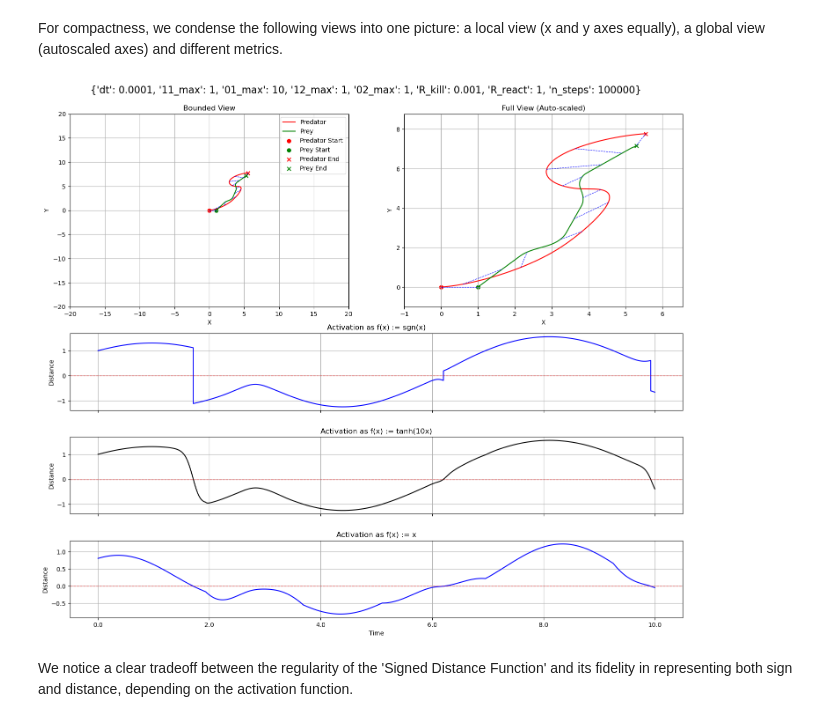
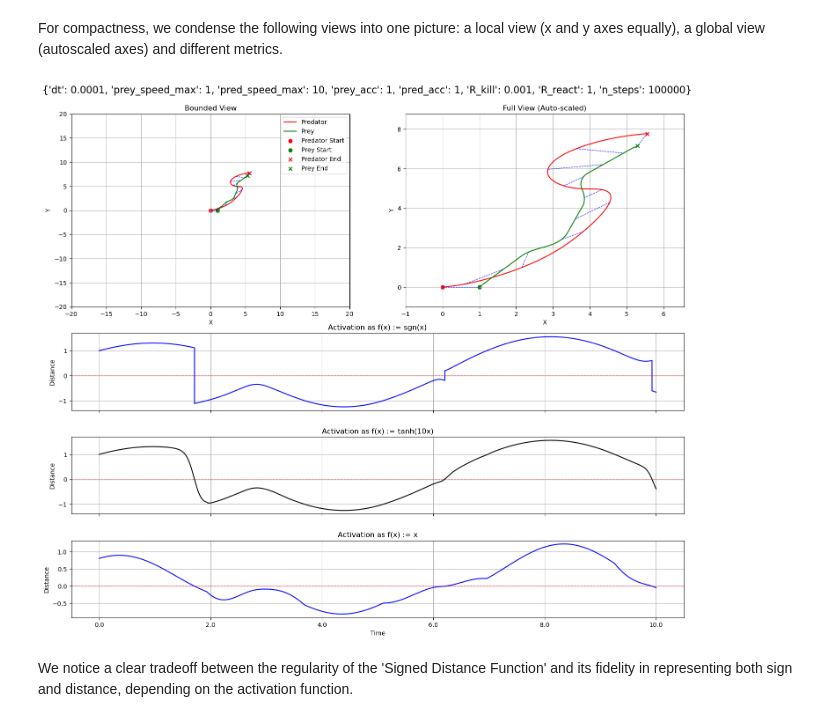
Before and after one commit to quercia-dev/pursuit-curves, a Jupyter notebook: 00_Deterministic.ipynb, the cells around one changed output. Drawn from its saved outputs; the diff is of its cells as text; code cells hidden in the pictures.

Commit message:
add: consistent naming ie. max speed

```diff
--- a/00_Deterministic.ipynb
+++ b/00_Deterministic.ipynb
@@ -149,11 +164,11 @@ To both leverage Python's abstraction and Jupyter's interactivity, while speedin
 # %%
 def simulate(state, params):
     if params["R_kill"] == -1:
-        return simul_nokill(state, params["dt"], params["R_react"], params["02_max"], params["12_max"], params["01_max"], params["11_max"])
-    return simul(state, params["dt"], params["R_kill"], params["R_react"], params["02_max"], params["12_max"], params["01_max"], params["11_max"])
+        return simul_nokill(state, params["dt"], params["R_react"], params["pred_acc"], params["prey_acc"], params["pred_speed_max"], params["prey_speed_max"])
+    return simul(state, params["dt"], params["R_kill"], params["R_react"], params["pred_acc"], params["prey_acc"], params["pred_speed_max"], params["prey_speed_max"])
 
 @njit
-def simul(state, dt, r_kill, r_react, acc_pred, acc_prey, vmax_pred, vmax_prey):
+def simul(state, dt, r_kill, r_react, pred_acc, prey_acc, pred_speed_max, prey_speed_max):
     """
     Run the simulation and return the final state tensor.
     state: (n_steps, 2 agents, 3 features, 2 dims)
@@ -175,18 +190,18 @@ def simul(state, dt, r_kill, r_react, acc_pred, acc_prey, vmax_pred, vmax_prey):
             return state, t
         elif distance < r_react:
             # Prey reacts: rotate predator-prey vector 90° right
-            state[t-1, 1, 2, :] = normalize(rotate_right_90(direction)) * acc_prey
+            state[t-1, 1, 2, :] = normalize(rotate_right_90(direction)) * prey_acc
 
         # Predator always steers toward prey
-        state[t-1, 0, 2, :] = normalize(direction) * acc_pred
+        state[t-1, 0, 2, :] = normalize(direction) * pred_acc
 
         # Step positions and velocities
-        step(state, t, dt, vmax_pred, vmax_prey)
+        step(state, t, dt, pred_speed_max, prey_speed_max)
 
     return state, n_steps
 
 @njit
-def simul_nokill(state, dt, r_react, acc_pred, acc_prey, vmax_pred, vmax_prey):
+def simul_nokill(state, dt, r_react, acc_pred, acc_prey, pred_speed_max, prey_speed_max):
     """
     Run the simulation and return the final state tensor.
     state: (n_steps, 2 agents, 3 features, 2 dims)
@@ -206,7 +221,7 @@ def simul_nokill(state, dt, r_react, acc_pred, acc_prey, vmax_pred, vmax_prey):
         state[t-1, 0, 2, :] = normalize(direction) * acc_pred
 
         # Step positions and velocities
-        step(state, t, dt, vmax_pred, vmax_prey)
+        step(state, t, dt, pred_speed_max, prey_speed_max)
 
     return state, n_steps
 # %% [markdown]
@@ -240,38 +255,38 @@ from utilities import plot_combined_analysis
 sign = lambda state : signed_distance(state, activation = lambda x: np.sign(x))
 tanh = lambda state : signed_distance(state, activation = lambda x: np.tanh(10*x))
 id = lambda state : signed_distance(state, activation = lambda x: x)
 
 params = {
     "dt": 0.0001,
 
-    "11_max": 1,
-    "01_max": 10, # >
+    "prey_speed_max": 1,
+    "pred_speed_max": 10, # >
 
-    "12_max": 1, # >
-    "02_max": 1,
+    "prey_acc": 1, # >
+    "pred_acc": 1,
 
     "R_kill": 0.001,
     "R_react": 1,
 }
 
 distance = 10
 bearing = 36
 params['n_steps'] = round(distance / params['dt'])
 
 state = get_trajectory(bearing, params)
 simulate(state, params)
 
 plot_combined_analysis(
     state,
     params=params,
     analysis_fns=[
         (sign, 'Activation as f(x) := sgn(x)', 'Distance'),
         (tanh, 'Activation as f(x) := tanh(10x)', 'Distance'),
         (id, 'Activation as f(x) := x', 'Distance'),
     ],
 )
 # %% [output]
-[figure, old version]
+[figure, new version]
 # %% [markdown]
 We notice a clear tradeoff between the regularity of the 'Signed Distance Function' and its fidelity in representing both sign and distance, depending on the activation function.
 # %%
```
Also changed, not shown: parts of 4 cells of this notebook.
